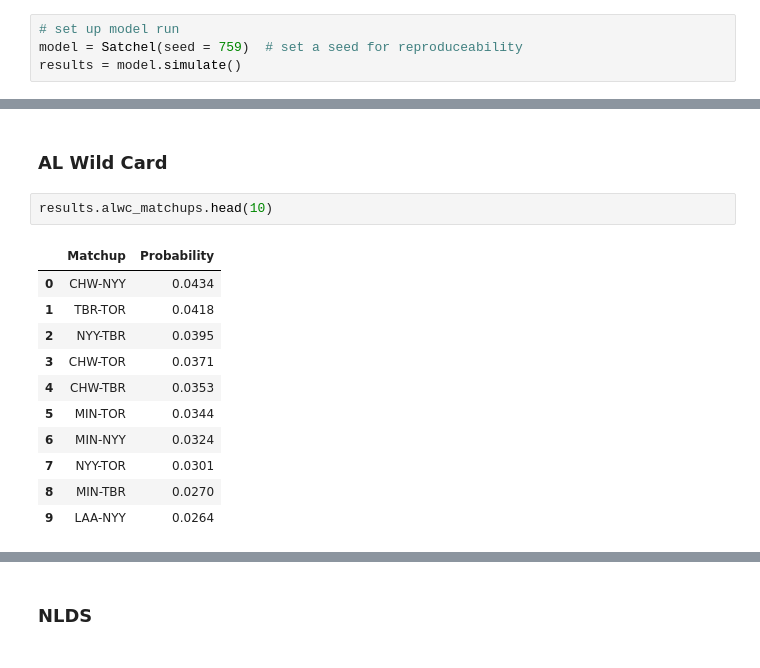
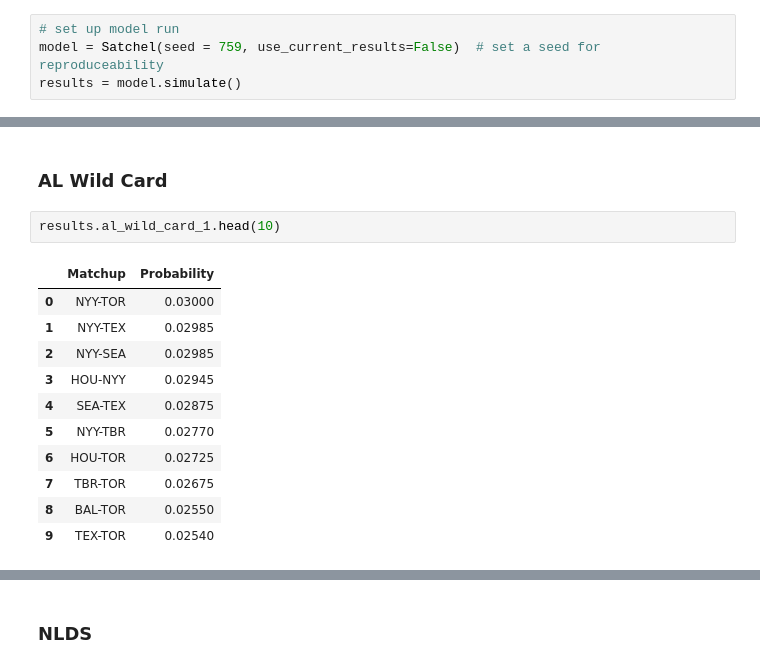
Before and after one commit to andersonfrailey/satchel, a Jupyter notebook: satchelexample.ipynb, the cells around one changed output, grey strips where cells are left out. Saved outputs shown, nothing was run; the diff lists cells and outputs as text.

```diff
--- a/satchelexample.ipynb
+++ b/satchelexample.ipynb
@@ -6,7 +6,7 @@ This notebook walks you through how to use the Satchel package and it's various
 from satchel.model import Satchel
 # %%
 # set up model run
-model = Satchel(seed = 759)  # set a seed for reproduceability
+model = Satchel(seed = 759, use_current_results=False)  # set a seed for reproduceability
 results = model.simulate()
 # %% [markdown]
 ## Results
@@ -99,16 +124,16 @@ results.nlwc_matchups.head(10)
 # %% [markdown]
 ### AL Wild Card
 # %%
-results.alwc_matchups.head(10)
+results.al_wild_card_1.head(10)
 # %% [output]
 |  | Matchup | Probability |
-| 0 | CHW-NYY | 0.0434 |
-| 1 | TBR-TOR | 0.0418 |
-| 2 | NYY-TBR | 0.0395 |
-| 3 | CHW-TOR | 0.0371 |
-| 4 | CHW-TBR | 0.0353 |
-| 5 | MIN-TOR | 0.0344 |
-| 6 | MIN-NYY | 0.0324 |
-| 7 | NYY-TOR | 0.0301 |
-| 8 | MIN-TBR | 0.0270 |
-| 9 | LAA-NYY | 0.0264 |
+| 0 | NYY-TOR | 0.03000 |
+| 1 | NYY-TEX | 0.02985 |
+| 2 | NYY-SEA | 0.02985 |
+| 3 | HOU-NYY | 0.02945 |
+| 4 | SEA-TEX | 0.02875 |
+| 5 | NYY-TBR | 0.02770 |
+| 6 | HOU-TOR | 0.02725 |
+| 7 | TBR-TOR | 0.02675 |
+| 8 | BAL-TOR | 0.02550 |
+| 9 | TEX-TOR | 0.02540 |
```
Also changed, not shown: parts of 22 cells of this notebook, 4 other files.
